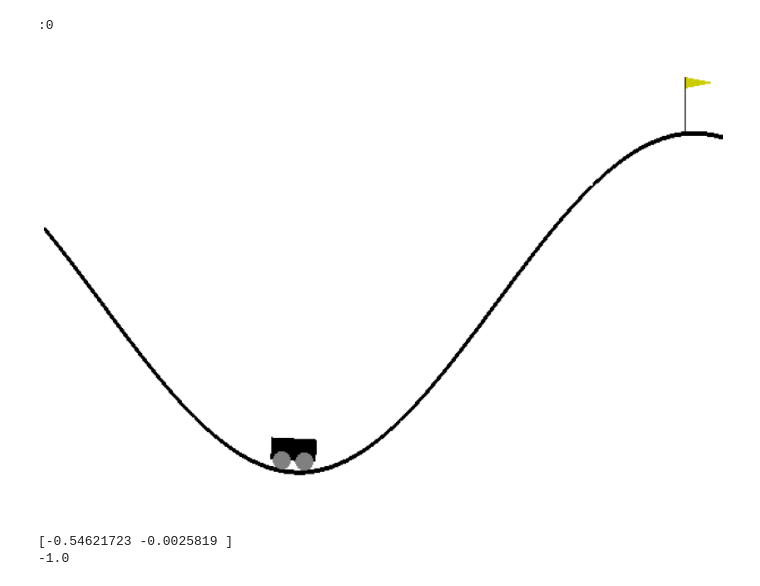
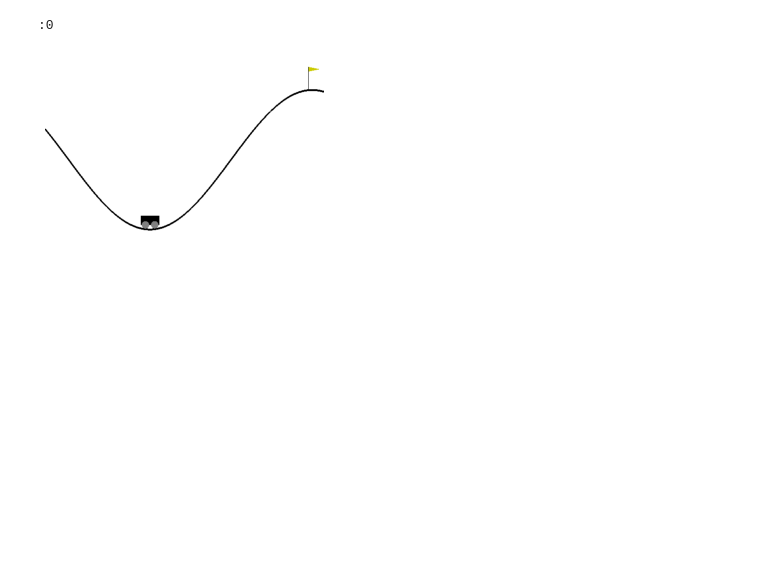
Before and after one commit to cesar-claros/RL_tutorial, a Jupyter notebook: RL_Q_learning.ipynb, the cells around one changed output. Drawn from its saved outputs; the diff is of its cells as text; code cells hidden in the pictures; blank space fills up the shorter version.

```diff
--- a/RL_Q_learning.ipynb
+++ b/RL_Q_learning.ipynb
@@ -17,24 +20,16 @@ from IPython import display
 # %% [output]
 :0
 # %%
-# env = gym.make("CartPole-v0").env
-# env = gym.make('LunarLander-v2')
 env = gym.make("MountainCar-v0")
 
 env.reset()
-fig, ax = plt.subplots(figsize=(20, 10))
+fig, ax = plt.subplots(figsize=(5, 5))
 ax.axis('off')
 img = ax.imshow(env.render(mode='rgb_array'))
-#img.set_data(env.render(mode='rgb_array'))
 display.display(plt.gcf())
 display.clear_output(wait=True)
+# Estados
+# (pos_x, velocity)
 # %% [output]
-[figure, old version]
+[figure, new version]
-# %%
-new_state, reward, done, _ = env.step(0)
-print(new_state)
-print(reward)
-# %% [output]
-[-0.54621723 -0.0025819 ]
--1.0
 # %%
```
Also changed, not shown: parts of 11 cells of this notebook.
